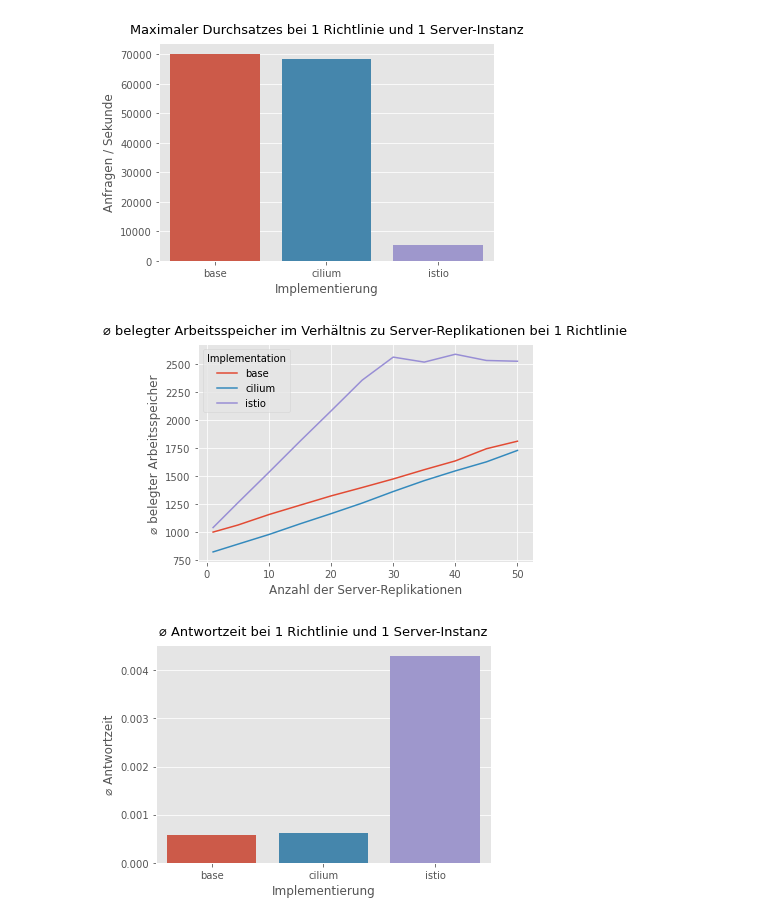
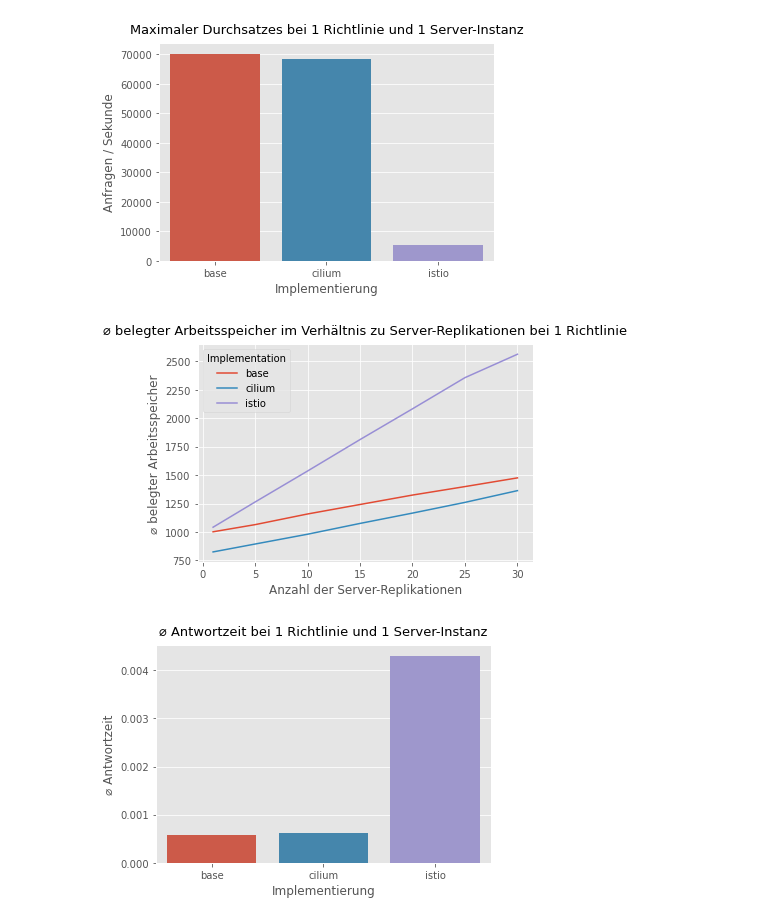
Before and after one commit to codafuerte/netzwerkrichtlinien-messungen, a Jupyter notebook: evaluation/Evaluation.ipynb, the cells around one changed output. Cells and saved outputs as stored; diff of their text form; code cells hidden in the pictures.

```diff
--- a/evaluation/Evaluation.ipynb
+++ b/evaluation/Evaluation.ipynb
@@ -86,13 +86,15 @@ plt.show()
 [figure]
 # %%
 frame = data[(data.Scenario == 'pod-skalierbarkeit')]
+# Die maximale Anzahl der Fortio-Server Replikas wird auf 30 beschränkt, weil es nicht möglich war den Fortio-Server mit Istio mehr als 30 mal auf dem Knoten zu replizieren
+frame = frame[frame['NumPods'].between(0, 30, inclusive='both')]
 sns.lineplot(data=frame,x='NumPods', y='AvgUsedMem', hue='Implementation')
 plt.title("⌀ belegter Arbeitsspeicher im Verhältnis zu Server-Replikationen bei 1 Richtlinie", fontsize=13, pad=10.0)
 plt.ylabel('⌀ belegter Arbeitsspeicher')
 plt.xlabel('Anzahl der Server-Replikationen')
 plt.show()
 # %% [output]
-[figure, old version]
+[figure, new version]
 # %%
 frame = data[(data.Scenario == 'latenz')]
 sns.barplot(data=frame, x='Implementation', y='AvgDuration')
```
Also changed, not shown: parts of 1 cell of this notebook.
